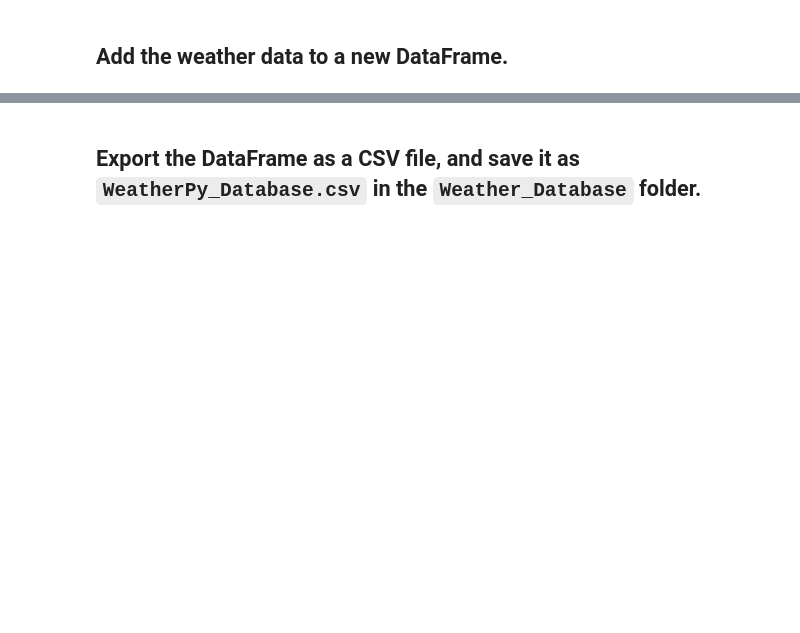
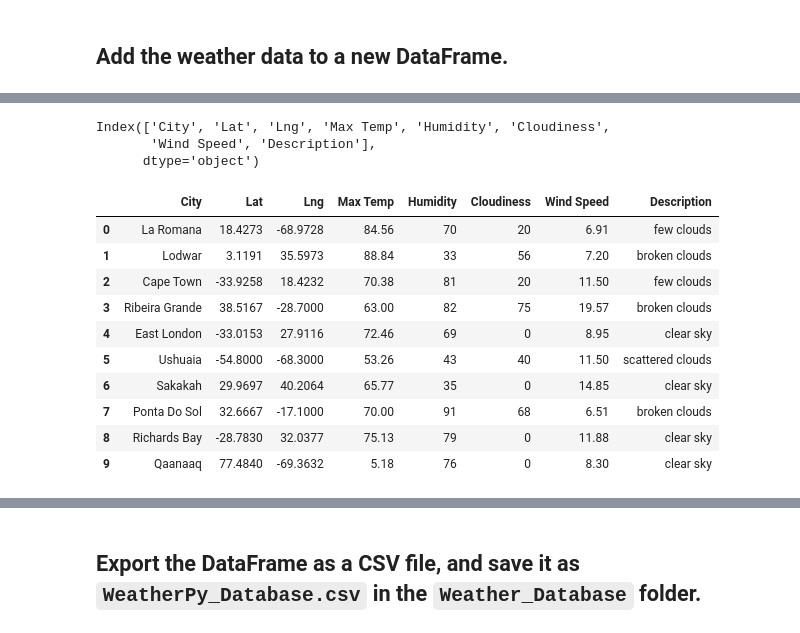
Before and after one commit to blprentice/mod06_world_weather_analysis, a Jupyter notebook: challenge/Starter_Code/Weather_Database_starter_code.ipynb, the cells around one changed output, grey strips where cells are left out. Saved outputs shown, nothing was run; the diff lists cells and outputs as text; code cells hidden in the pictures; blank space fills up the shorter version.

```diff
--- a/challenge/Starter_Code/Weather_Database_starter_code.ipynb
+++ b/challenge/Starter_Code/Weather_Database_starter_code.ipynb
@@ -131,7 +131,7 @@ for i, city in enumerate(cities):
         city_humidity = city_weather["main"]["humidity"]
         city_clouds = city_weather["clouds"]["all"]
         city_wind = city_weather["wind"]["speed"]
-        city_desc = city_weather["weather"]["description"]
+        city_desc = city_weather["weather"][0]["description"]
 
         # Append the city information into the city_data list
         city_data.append({"City": city.title(),
@@ -141,8 +141,7 @@ for i, city in enumerate(cities):
                           "Humidity": city_humidity,
                           "Cloudiness": city_clouds,
                           "Wind Speed": city_wind,
-                          "Country": city_country,
-                          "Date": city_date})
+                          "Description": city_desc})
 
 
     # If an error is experienced, skip the city
@@ -189,16 +200,32 @@ city_data_df.head(10)
 # %%
 # Display the DataFrame's column names using the columns Pandas function
 city_data_df.columns
+# %% [output]
+Index(['City', 'Lat', 'Lng', 'Max Temp', 'Humidity', 'Cloudiness',
+       'Wind Speed', 'Description'],
+      dtype='object')
 # %%
 # Create a list to reorder the column names as follows:
 # "City", "Country", "Lat", "Lng", "Max Temp", "Humidity",  "Cloudiness", "Wind Speed",  "Current Description"
-new_column_order = ["City", "Country", "Lat", "Lng", "Max Temp", "Humidity",  "Cloudiness", "Wind Speed",  "Current Description"]
+new_column_order = ["City", "Lat", "Lng", "Max Temp", "Humidity",  "Cloudiness", "Wind Speed", "Description"]
 
 # Recreate the DataFrame by using the new column order
 city_data_df = city_data_df[new_column_order]
 
 # Display sample data
 city_data_df.head(10)
+# %% [output]
+|  | City | Lat | Lng | Max Temp | Humidity | Cloudiness | Wind Speed | Description |
+| 0 | La Romana | 18.4273 | -68.9728 | 84.56 | 70 | 20 | 6.91 | few clouds |
+| 1 | Lodwar | 3.1191 | 35.5973 | 88.84 | 33 | 56 | 7.20 | broken clouds |
+| 2 | Cape Town | -33.9258 | 18.4232 | 70.38 | 81 | 20 | 11.50 | few clouds |
+| 3 | Ribeira Grande | 38.5167 | -28.7000 | 63.00 | 82 | 75 | 19.57 | broken clouds |
+| 4 | East London | -33.0153 | 27.9116 | 72.46 | 69 | 0 | 8.95 | clear sky |
+| 5 | Ushuaia | -54.8000 | -68.3000 | 53.26 | 43 | 40 | 11.50 | scattered clouds |
+| 6 | Sakakah | 29.9697 | 40.2064 | 65.77 | 35 | 0 | 14.85 | clear sky |
+| 7 | Ponta Do Sol | 32.6667 | -17.1000 | 70.00 | 91 | 68 | 6.51 | broken clouds |
+| 8 | Richards Bay | -28.7830 | 32.0377 | 75.13 | 79 | 0 | 11.88 | clear sky |
+| 9 | Qaanaaq | 77.4840 | -69.3632 | 5.18 | 76 | 0 | 8.30 | clear sky |
 # %%
 # Display the data types of each column by using the dtypes Pandas function
 city_data_df.dtypes
```
Also changed, not shown: parts of 6 cells of this notebook, 1 other file.
